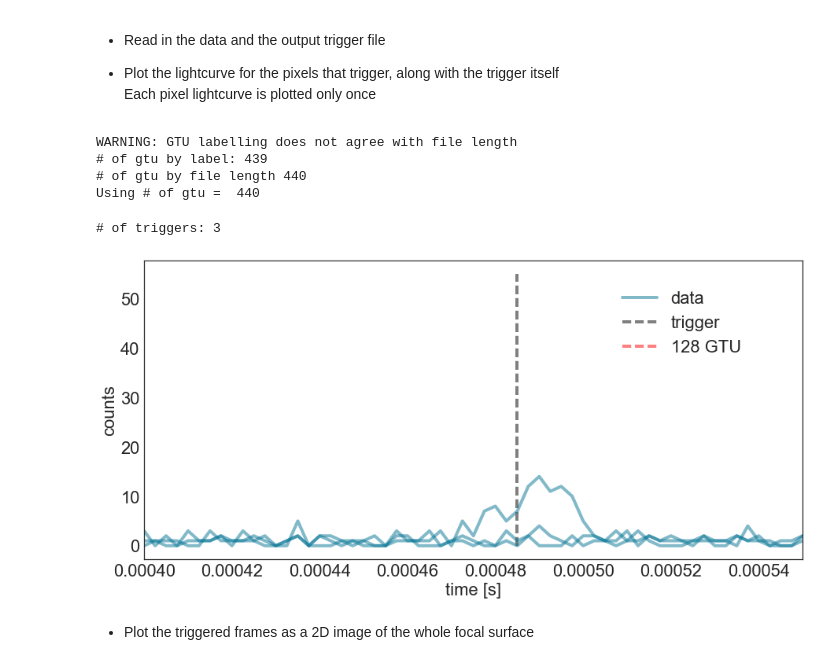
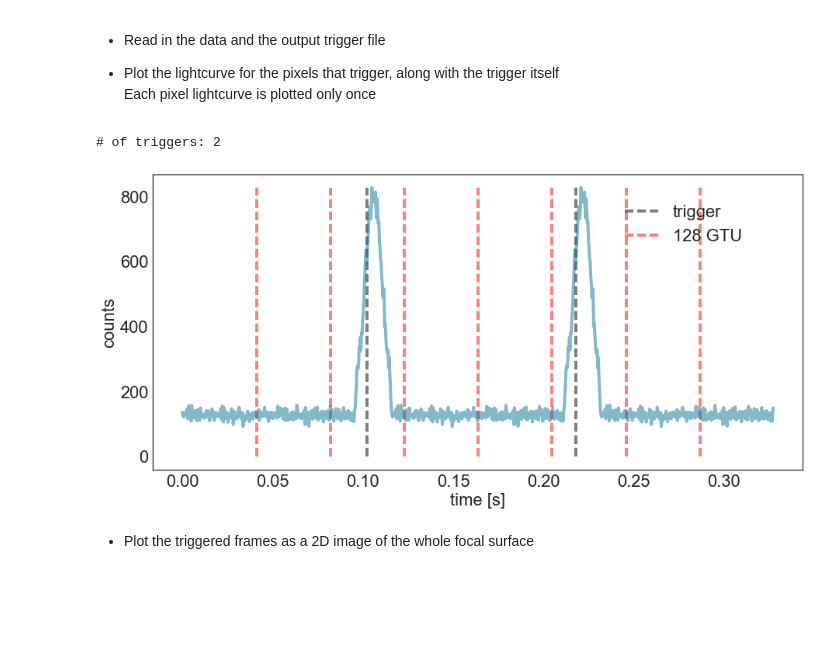
Before and after one commit to cescalara/trigger_sw_testbench, a Jupyter notebook: software_trigger/trigger_visualisation.ipynb, the cells around one changed output. Saved outputs shown, nothing was run; the diff lists cells and outputs as text; code cells hidden in the pictures; blank space fills up the shorter version.

Commit message:
Updated trigger output to include pixel signal

````diff
--- a/software_trigger/trigger_visualisation.ipynb
+++ b/software_trigger/trigger_visualisation.ipynb
@@ -42,10 +42,10 @@ from euso_plotting_tools import *
 # %% [markdown]
 * Define the file name (store file in ```../data/``` without the .dl* suffix) and select level 1 or level 2 inputs
 # %%
-file_name = 'l1_single_event'
+file_name = 'MixEBG_2L2'
 
 # select trigger level
-level=1
+level=2
 
 if level == 1:
     data_file = '../data/' + file_name + '.dl1'
@@ -119,11 +119,6 @@ with open(trig_file) as f:
         if line:
             line = [float(i) for i in line]
             trig.append(line)
-# %% [output]
-WARNING: GTU labelling does not agree with file length
-# of gtu by label: 439
-# of gtu by file length 440
-Using # of gtu =  440
 # %%
 # Set the plotting style
 sns.set_style("white")
@@ -154,36 +149,36 @@ for nt in range(np.shape(trig)[0]):
         else:
             plt.plot(t, counts[:, i], LineWidth = 4, color = sns.xkcd_rgb["sea blue"], alpha = 0.5)
             y_max_list.append(np.max(counts[:, i]))
     i_old = i
 
 # Get the max value for the y-axis
 if (np.shape(y_max_list)[0] > 0):
     y_max = np.max(y_max_list)
 else:
     y_max = 50
 
 # Plot the triggers on top with dashed lines
 trig_t = np.array(trig_t)
 gtu = np.array(range(128, nz, 128))
 plt.vlines(trig_t * dt, 0, y_max, LineWidth = 4, colors='k', linestyles='dashed', label='trigger', alpha = 0.5)
 # To see every 128 GTU
 plt.vlines(gtu * dt, 0, y_max, LineWidth = 4, colors='r', linestyles='dashed', label='128 GTU', alpha = 0.5)
 
 # Label the plot and add legend
 plt.xlabel('time [s]')
 plt.ylabel('counts')
 lgd = plt.legend(bbox_to_anchor=(0.93, 0.95), fontsize = fs)
-plt.xlim([0.0004, 0.00055]) # Tidying up for presentation plots
+#plt.xlim([0.0004, 0.00055]) # Tidying up for presentation plots
 
 # Save the figure at high resolution for presentation plots
 #plt.savefig('trig_vis_MixEBG_14L2.png', bbox_extra_artists=(lgd,), bbox_inches='tight', dpi = 500)
 
 #print number of triggers
 n_trig = np.shape(trig_t)[0]
 print('# of triggers: ' + str(n_trig))
 # %% [output]
-# of triggers: 3
+# of triggers: 2
-[figure, old version]
+[figure, new version]
 # %% [markdown]
 * Plot the triggered frames as a 2D image of the whole focal surface
 # %%
````
Also changed, not shown: parts of 1 cell of this notebook, 4 other files.
